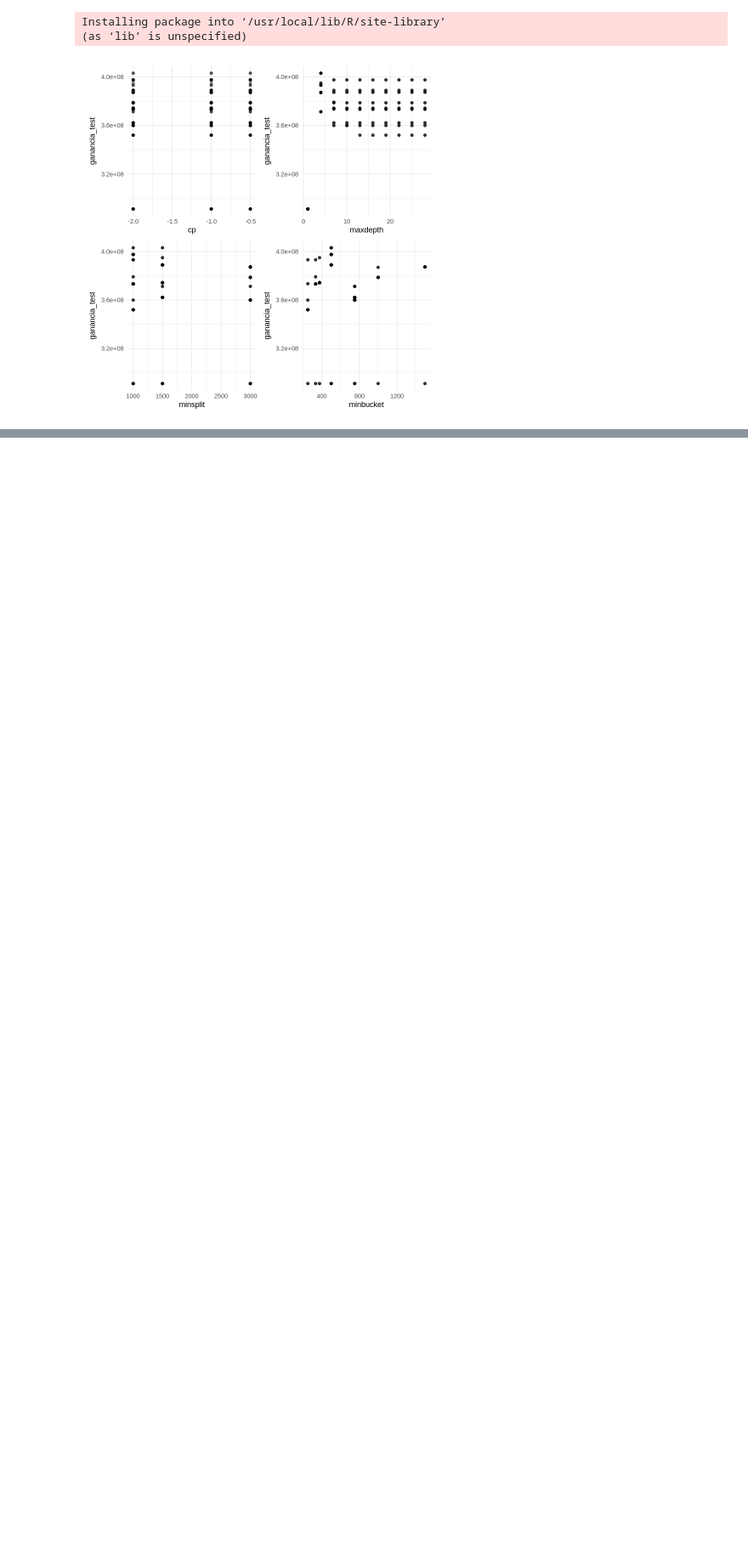
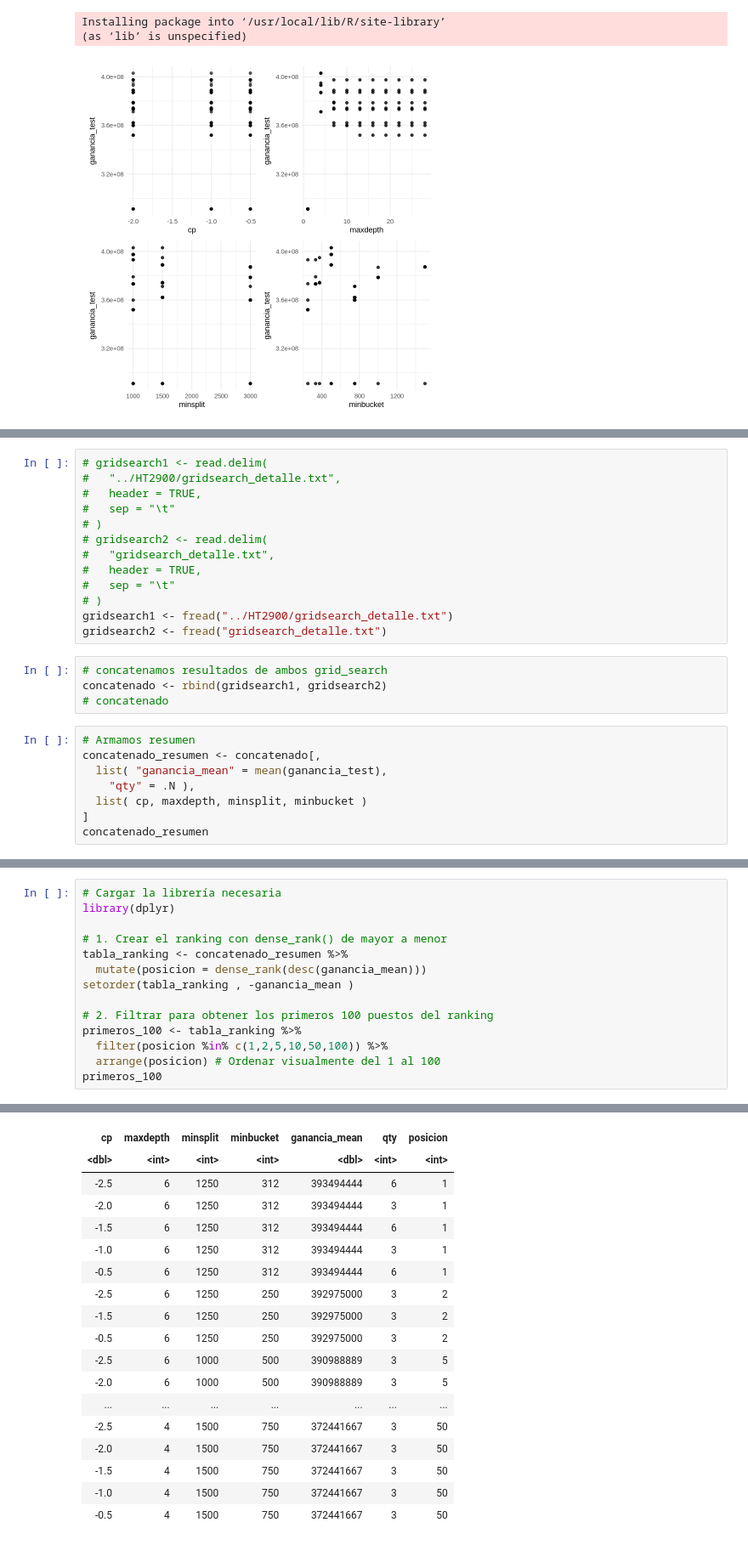
Before and after one commit to ssmito/dmeyf2026, a Jupyter notebook: arboles/z0290_TareaHogar_02.ipynb, the cells around one changed output, grey strips where cells are left out. Shown at 85% size. Cells and saved outputs as stored; diff of their text form; blank space fills up the shorter version.

```diff
--- a/arboles/z0290_TareaHogar_02.ipynb
+++ b/arboles/z0290_TareaHogar_02.ipynb
@@ -767,0 +770,25 @@ Installing package into ‘/usr/local/lib/R/site-library’
+# %%
+# gridsearch1 <- read.delim(
+#   "../HT2900/gridsearch_detalle.txt",
+#   header = TRUE,
+#   sep = "\t"
+# )
+# gridsearch2 <- read.delim(
+#   "gridsearch_detalle.txt",
+#   header = TRUE,
+#   sep = "\t"
+# )
+gridsearch1 <- fread("../HT2900/gridsearch_detalle.txt")
+gridsearch2 <- fread("gridsearch_detalle.txt")
+# %%
+# concatenamos resultados de ambos grid_search
+concatenado <- rbind(gridsearch1, gridsearch2)
+# concatenado
+# %%
+# Armamos resumen
+concatenado_resumen <- concatenado[,
+  list( "ganancia_mean" = mean(ganancia_test),
+    "qty" = .N ),
+  list( cp, maxdepth, minsplit, minbucket )
+]
+concatenado_resumen
@@ -767,0 +815,15 @@ Installing package into ‘/usr/local/lib/R/site-library’
+# %%
+# Cargar la librería necesaria
+library(dplyr)
+
+# 1. Crear el ranking con dense_rank() de mayor a menor
+tabla_ranking <- concatenado_resumen %>%
+  mutate(posicion = dense_rank(desc(ganancia_mean)))
+setorder(tabla_ranking , -ganancia_mean )
+
+# 2. Filtrar para obtener los primeros 100 puestos del ranking
+primeros_100 <- tabla_ranking %>%
+  filter(posicion %in% c(1,2,5,10,50,100)) %>%
+  arrange(posicion) # Ordenar visualmente del 1 al 100
+primeros_100
+# %% [output]
@@ -767,0 +831,18 @@ Installing package into ‘/usr/local/lib/R/site-library’
+| cp | maxdepth | minsplit | minbucket | ganancia_mean | qty | posicion |
+| <dbl> | <int> | <int> | <int> | <dbl> | <int> | <int> |
+| -2.5 | 6 | 1250 | 312 | 393494444 | 6 | 1 |
+| -2.0 | 6 | 1250 | 312 | 393494444 | 3 | 1 |
+| -1.5 | 6 | 1250 | 312 | 393494444 | 6 | 1 |
+| -1.0 | 6 | 1250 | 312 | 393494444 | 3 | 1 |
+| -0.5 | 6 | 1250 | 312 | 393494444 | 6 | 1 |
+| -2.5 | 6 | 1250 | 250 | 392975000 | 3 | 2 |
+| -1.5 | 6 | 1250 | 250 | 392975000 | 3 | 2 |
+| -0.5 | 6 | 1250 | 250 | 392975000 | 3 | 2 |
+| -2.5 | 6 | 1000 | 500 | 390988889 | 3 | 5 |
+| -2.0 | 6 | 1000 | 500 | 390988889 | 3 | 5 |
+| ... | ... | ... | ... | ... | ... | ... |
+| -2.5 | 4 | 1500 | 750 | 372441667 | 3 | 50 |
+| -2.0 | 4 | 1500 | 750 | 372441667 | 3 | 50 |
+| -1.5 | 4 | 1500 | 750 | 372441667 | 3 | 50 |
+| -1.0 | 4 | 1500 | 750 | 372441667 | 3 | 50 |
+| -0.5 | 4 | 1500 | 750 | 372441667 | 3 | 50 |
```
Also changed, not shown: parts of 13 cells of this notebook.
